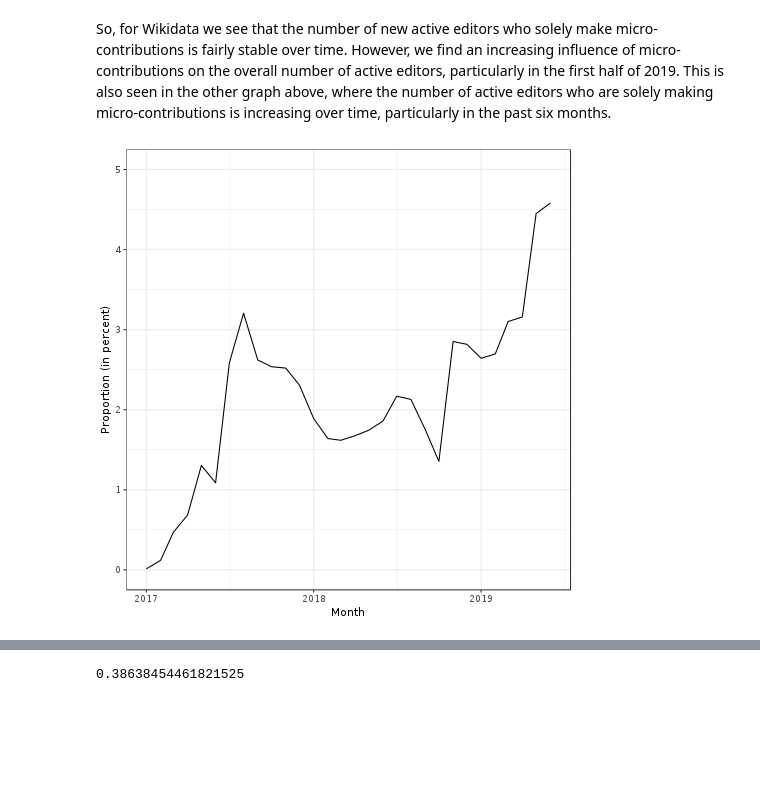
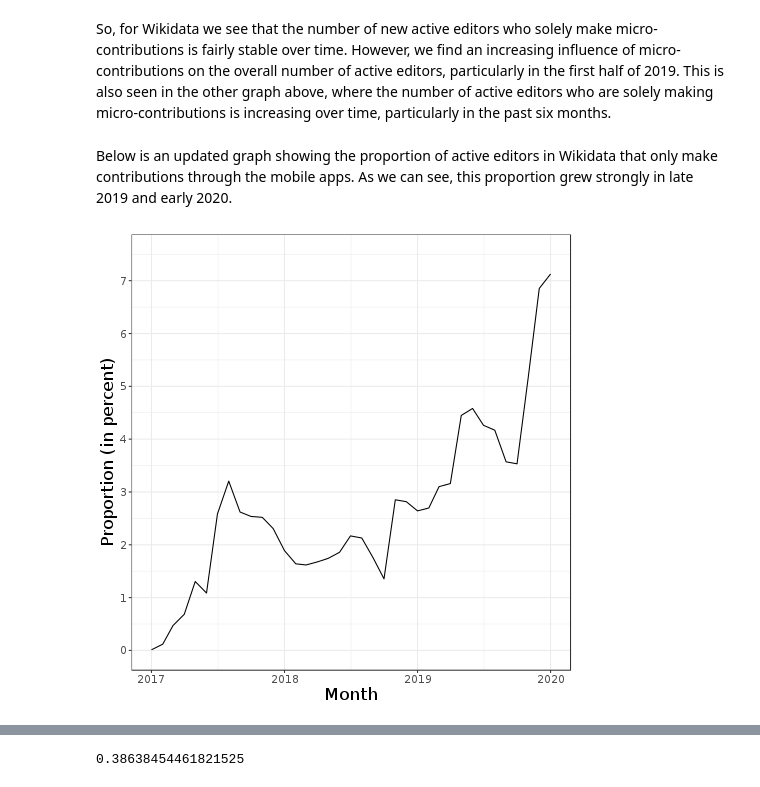
Before and after one commit to nettrom/Product-microcontributions-2019, a Jupyter notebook: active_editors.ipynb, the cells around one changed output, grey strips where cells are left out. Cells and saved outputs as stored; diff of their text form; code cells hidden in the pictures; blank space fills up the shorter version.

```diff
--- a/active_editors.ipynb
+++ b/active_editors.ipynb
@@ -149,5 +138,12 @@ commons_mces = hive.run([
 # %% [markdown]
 Now, let's join the two datasets (using a left join), fill all missing data with zeroes, and start making some graphs.
+# %%
+## turn log month into dates
+
+wikidata_actives['log_month'] = pd.to_datetime(wikidata_actives['log_month'])
+wikidata_mces['log_month'] = pd.to_datetime(wikidata_mces['log_month'])
+commons_actives['log_month'] = pd.to_datetime(commons_actives['log_month'])
+commons_mces['log_month'] = pd.to_datetime(commons_mces['log_month'])
 # %%
 wd_actives_full = wikidata_actives.merge(wikidata_mces,
                                          how = 'left', left_on = ['log_month', 'user_id'],
@@ -156,11 +152,6 @@ wd_actives_full = wikidata_actives.merge(wikidata_mces,
 commons_actives_full = commons_actives.merge(commons_mces,
                                              how = 'left', left_on = ['log_month', 'user_id'],
                                              right_on = ['log_month', 'event_user_id']).fillna(0)
-# %%
-## turn log month into dates
-
-wd_actives_full['log_month'] = pd.to_datetime(wd_actives_full['log_month'])
-commons_actives_full['log_month'] = pd.to_datetime(commons_actives_full['log_month'])
 # %%
 ## Calculate the number of content contributions with micro-contributions removed
 
@@ -323,5 +314,5 @@ def get_corrected_stats(df, start_date, end_date):
             )
     return(res_df)
 # %%
-wd_active_stats = get_active_stats(wd_actives_full, '2016-01-01', '2019-07-01')
+wd_active_stats = get_active_stats(wd_actives_full, '2016-01-01', '2020-02-01')
 # %%
@@ -329,3 +320,3 @@ commons_active_stats = get_active_stats(commons_actives_full, '2018-01-01', '201
 # %%
-wd_corrected_stats = get_corrected_stats(wd_actives_full, '2016-01-01', '2019-07-01')
+wd_corrected_stats = get_corrected_stats(wd_actives_full, '2016-01-01', '2020-02-01')
 # %%
@@ -436,32 +423,41 @@ R[write to console]: Saving 6.67 x 6.67 in image
 # %% [markdown]
 So, for Wikidata we see that the number of new active editors who solely make micro-contributions is fairly stable over time. However, we find an increasing influence of micro-contributions on the overall number of active editors, particularly in the first half of 2019. This is also seen in the other graph above, where the number of active editors who are solely making micro-contributions is increasing over time, particularly in the past six months.
+# %% [markdown]
+Below is an updated graph showing the proportion of active editors in Wikidata that only make contributions through the mobile apps. As we can see, this proportion grew strongly in late 2019 and early 2020.
 # %%
 %%R -i wd_active_stats,wd_corrected_stats
 
 ## Merge the two and calculate the proportion of editors who _only_ make micro-contributions,
 ## then plot that.
+
+## NOTE: remember that if the proportion is outside the limit set on the Y axis,
+## no data points will be plotted. So you might have to modify that value.
 
 wd_active_stats = data.table(wd_active_stats)
 wd_corrected_stats = data.table(wd_corrected_stats)
 
 wd_both = merge(wd_active_stats[editor_type == 'active', list(log_month, n_active = n)],
                 wd_corrected_stats[editor_type == 'active only micro', list(log_month, n_active_micro = n)],
                 by = 'log_month')
 wd_both[, prop_micro := 100 * n_active_micro / n_active]
 wd_both[, log_month := as.Date(log_month)]
 
 g = ggplot(wd_both[log_month >= as.Date('2017-01-01')],
            aes(x = log_month, y = prop_micro)) +
-theme_bw() +
-scale_y_continuous("Proportion (in percent)", lim = c(0, 5), breaks = c(0:10)) +
-scale_x_date("Month", date_breaks = "1 year", date_labels = "%Y") +
-geom_line()
+    theme_bw() +
+    theme(axis.title.x = element_text(size = rel(1.5)),
+          axis.text.x = element_text(size = rel(1.25)),
+          axis.title.y = element_text(size = rel(1.5)),
+          axis.text.y = element_text(size = rel(1.25))) +
+    scale_y_continuous("Proportion (in percent)", lim = c(0, 7.5), breaks = c(0:10)) +
+    scale_x_date("Month", date_breaks = "1 year", date_labels = "%Y") +
+    geom_line()
 
-ggsave(plot = g, file = "graphs/wikidata_prop_active_only_microcontributions.png",
+ggsave(plot = g, file = "graphs/wikidata_prop_active_only_microcontributions_2020.png",
        width = 8, height = 6, units = "in", dpi = "retina")
 g
 # %% [output]
-[figure, old version]
+[figure, new version]
 # %%
 %%R
 
```
Also changed, not shown: parts of 97 cells of this notebook, 12 other files.
